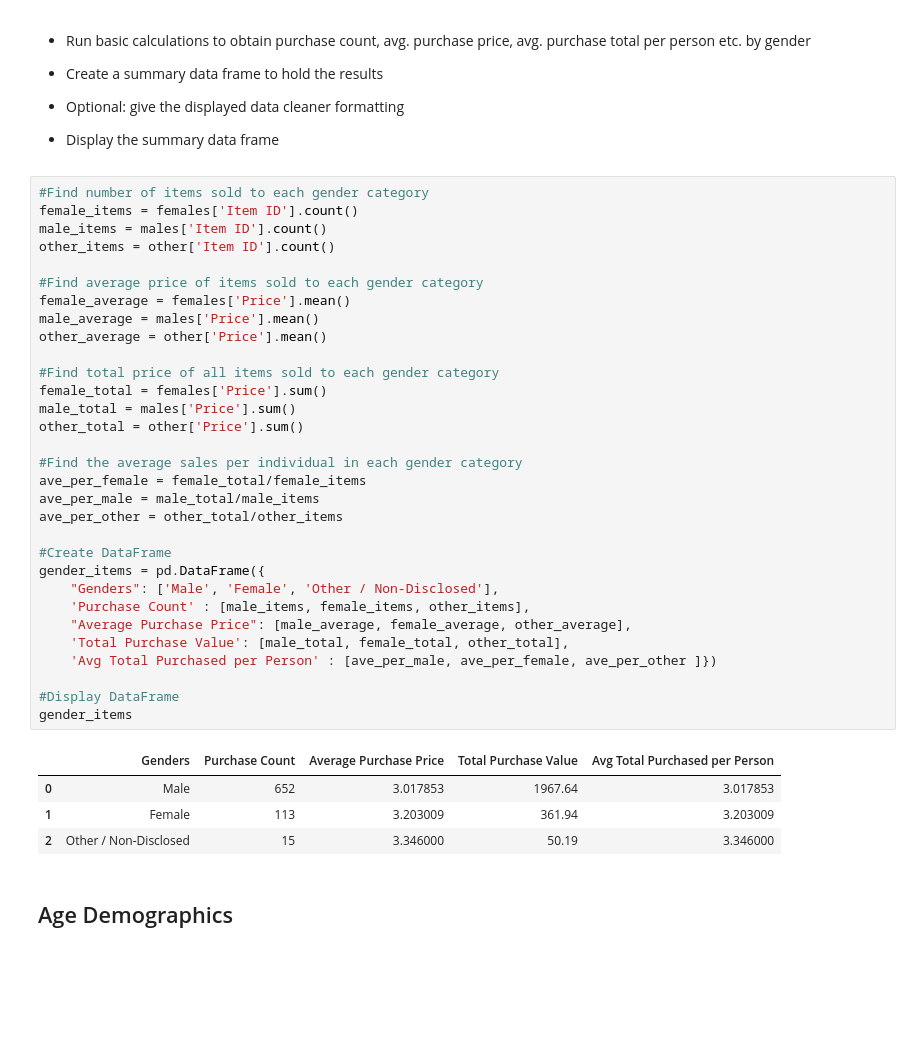
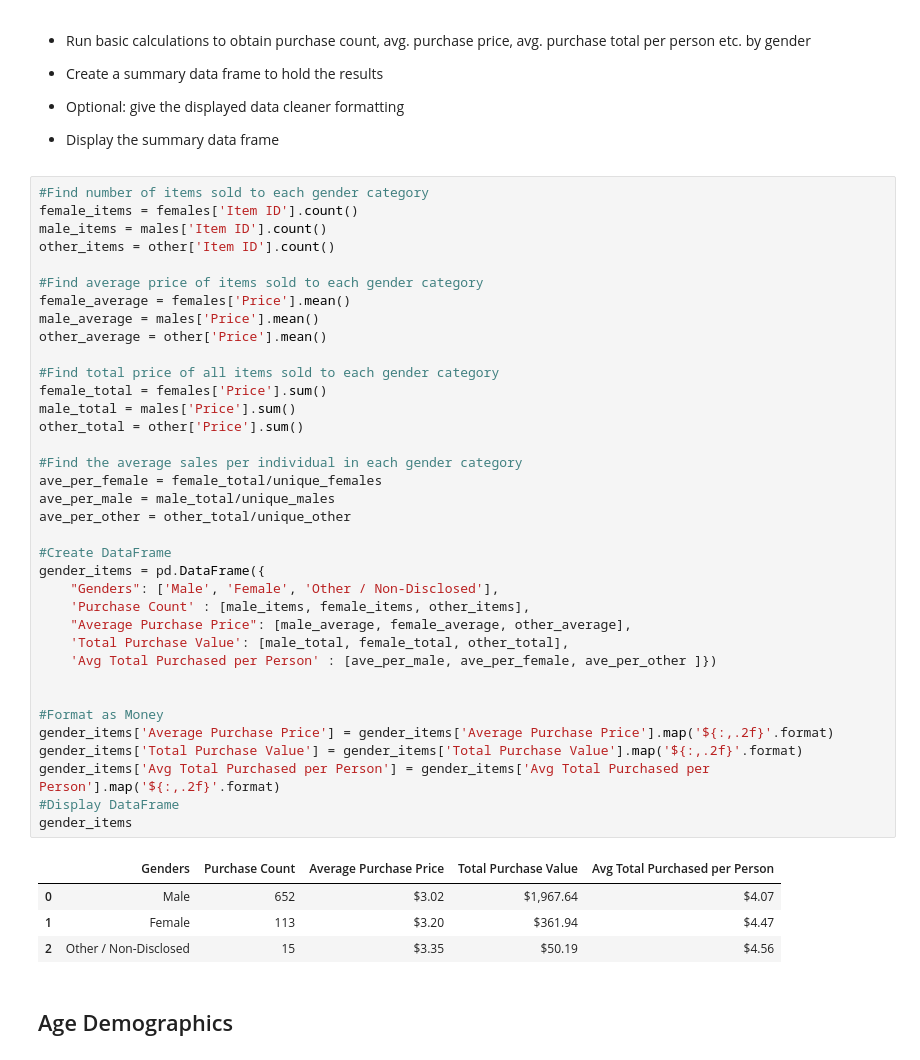
Before and after one commit to Dshashek/Heroes-of-Pymoli, a Jupyter notebook: HeroesOfPymoli/HeroesOfPymoli.ipynb, the cells around one changed output. Drawn from its saved outputs; the diff is of its cells as text; blank space fills up the shorter version.

```diff
--- a/HeroesOfPymoli/HeroesOfPymoli_starter.ipynb
+++ b/HeroesOfPymoli/HeroesOfPymoli.ipynb
@@ -120,39 +127,44 @@ gender_demographics_df
 # %%
 #Find number of items sold to each gender category
 female_items = females['Item ID'].count()
 male_items = males['Item ID'].count()
 other_items = other['Item ID'].count()
 
 #Find average price of items sold to each gender category
 female_average = females['Price'].mean()
 male_average = males['Price'].mean()
 other_average = other['Price'].mean()
 
 #Find total price of all items sold to each gender category
 female_total = females['Price'].sum()
 male_total = males['Price'].sum()
 other_total = other['Price'].sum()
 
 #Find the average sales per individual in each gender category
-ave_per_female = female_total/female_items
-ave_per_male = male_total/male_items
-ave_per_other = other_total/other_items
+ave_per_female = female_total/unique_females
+ave_per_male = male_total/unique_males
+ave_per_other = other_total/unique_other
 
 #Create DataFrame
 gender_items = pd.DataFrame({
     "Genders": ['Male', 'Female', 'Other / Non-Disclosed'],
     'Purchase Count' : [male_items, female_items, other_items],
     "Average Purchase Price": [male_average, female_average, other_average],
     'Total Purchase Value': [male_total, female_total, other_total],
     'Avg Total Purchased per Person' : [ave_per_male, ave_per_female, ave_per_other ]})
 
+
+#Format as Money
+gender_items['Average Purchase Price'] = gender_items['Average Purchase Price'].map('${:,.2f}'.format)
+gender_items['Total Purchase Value'] = gender_items['Total Purchase Value'].map('${:,.2f}'.format)
+gender_items['Avg Total Purchased per Person'] = gender_items['Avg Total Purchased per Person'].map('${:,.2f}'.format)
 #Display DataFrame
 gender_items
 # %% [output]
 |  | Genders | Purchase Count | Average Purchase Price | Total Purchase Value | Avg Total Purchased per Person |
-| 0 | Male | 652 | 3.017853 | 1967.64 | 3.017853 |
-| 1 | Female | 113 | 3.203009 | 361.94 | 3.203009 |
-| 2 | Other / Non-Disclosed | 15 | 3.346000 | 50.19 | 3.346000 |
+| 0 | Male | 652 | $3.02 | $1,967.64 | $4.07 |
+| 1 | Female | 113 | $3.20 | $361.94 | $4.47 |
+| 2 | Other / Non-Disclosed | 15 | $3.35 | $50.19 | $4.56 |
 # %% [markdown]
 ## Age Demographics
 # %% [markdown]
```
Also changed, not shown: parts of 8 cells of this notebook.
